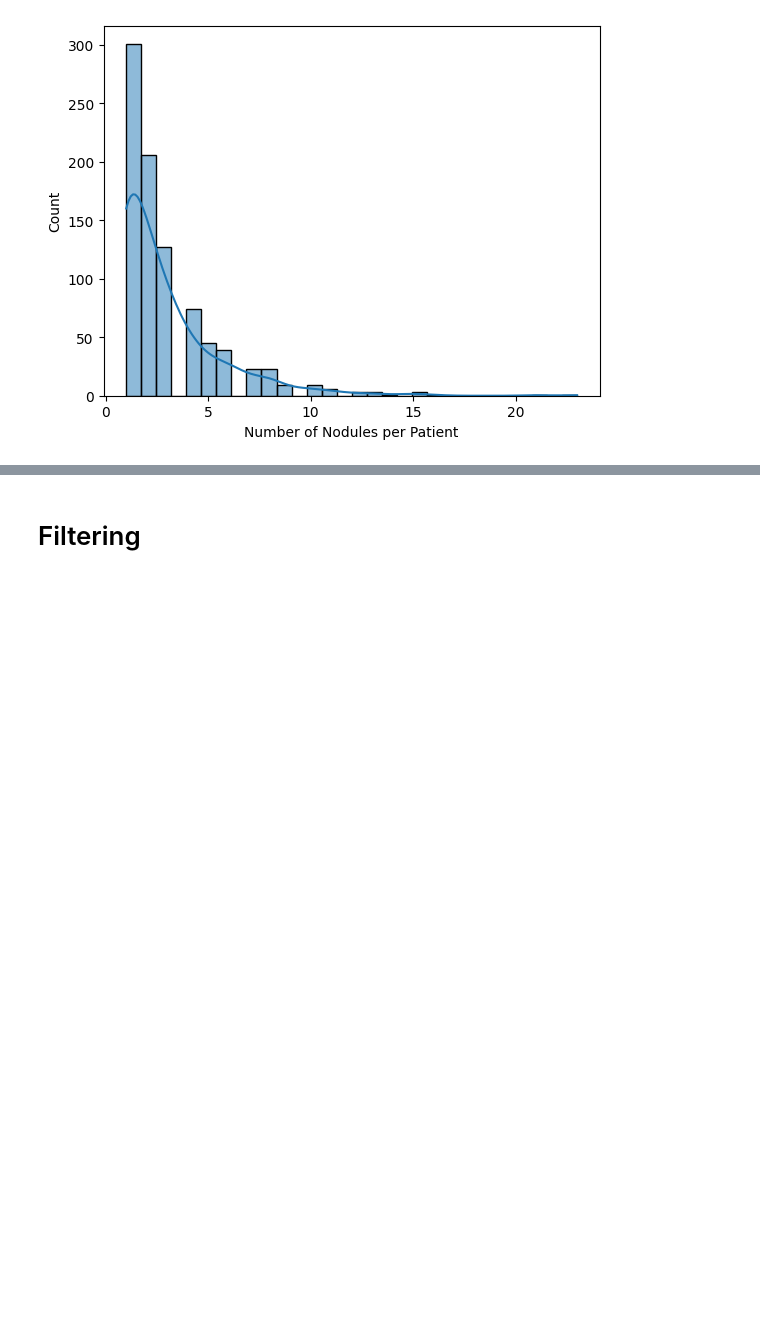
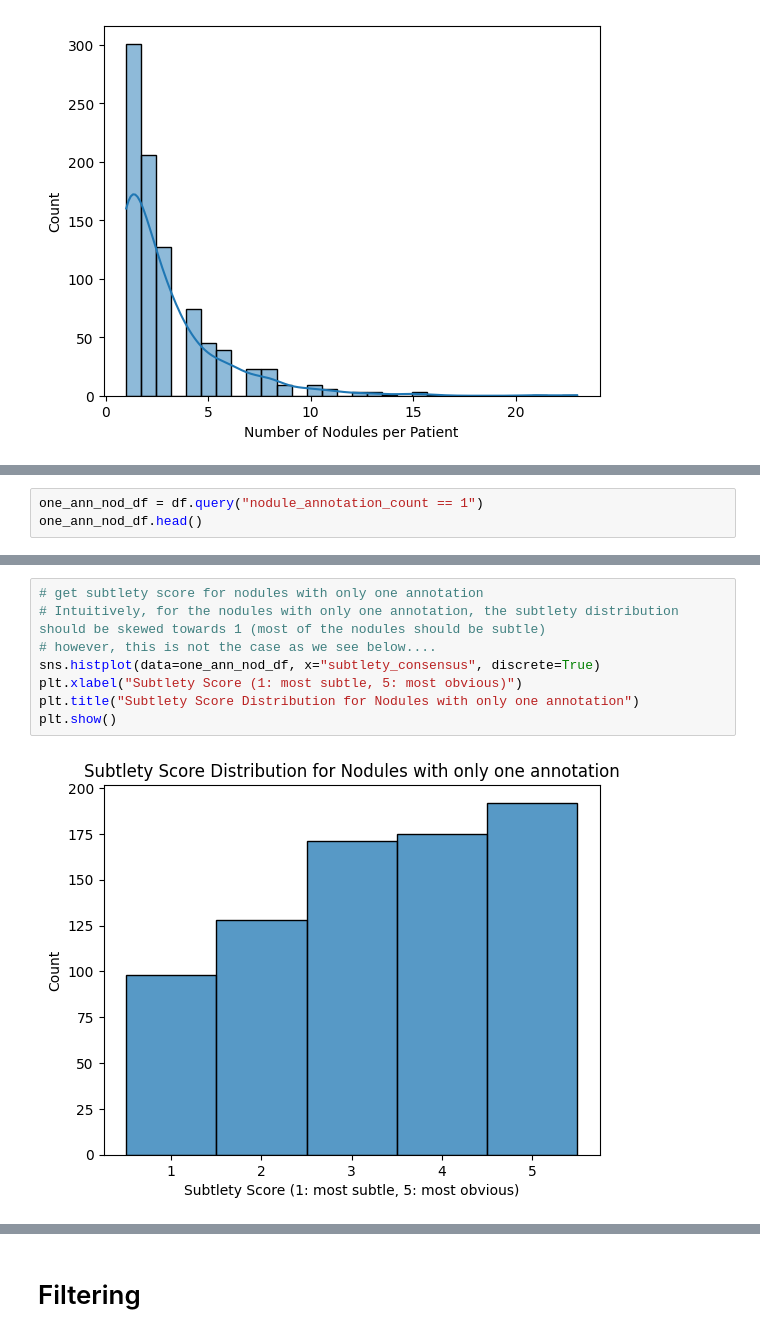
Before and after one commit to maxADeVisser/master_thesis, a Jupyter notebook: adhoc/lidc_dataset/nodule_df_eda.ipynb, the cells around one changed output, grey strips where cells are left out. Cells and saved outputs as stored; diff of their text form; blank space fills up the shorter version.

```diff
--- a/adhoc/lidc_dataset/nodule_df_eda.ipynb
+++ b/adhoc/lidc_dataset/nodule_df_eda.ipynb
@@ -149,0 +144,3 @@ plt.show()
+# %%
+one_ann_nod_df = df.query("nodule_annotation_count == 1")
+one_ann_nod_df.head()
@@ -149,0 +155,10 @@ plt.show()
+# %%
+# get subtlety score for nodules with only one annotation
+# Intuitively, for the nodules with only one annotation, the subtlety distribution should be skewed towards 1 (most of the nodules should be subtle)
+# however, this is not the case as we see below....
+sns.histplot(data=one_ann_nod_df, x="subtlety_consensus", discrete=True)
+plt.xlabel("Subtlety Score (1: most subtle, 5: most obvious)")
+plt.title("Subtlety Score Distribution for Nodules with only one annotation")
+plt.show()
+# %% [output]
+[figure, added]
```
Also changed, not shown: parts of 12 cells of this notebook, 4 other files.
